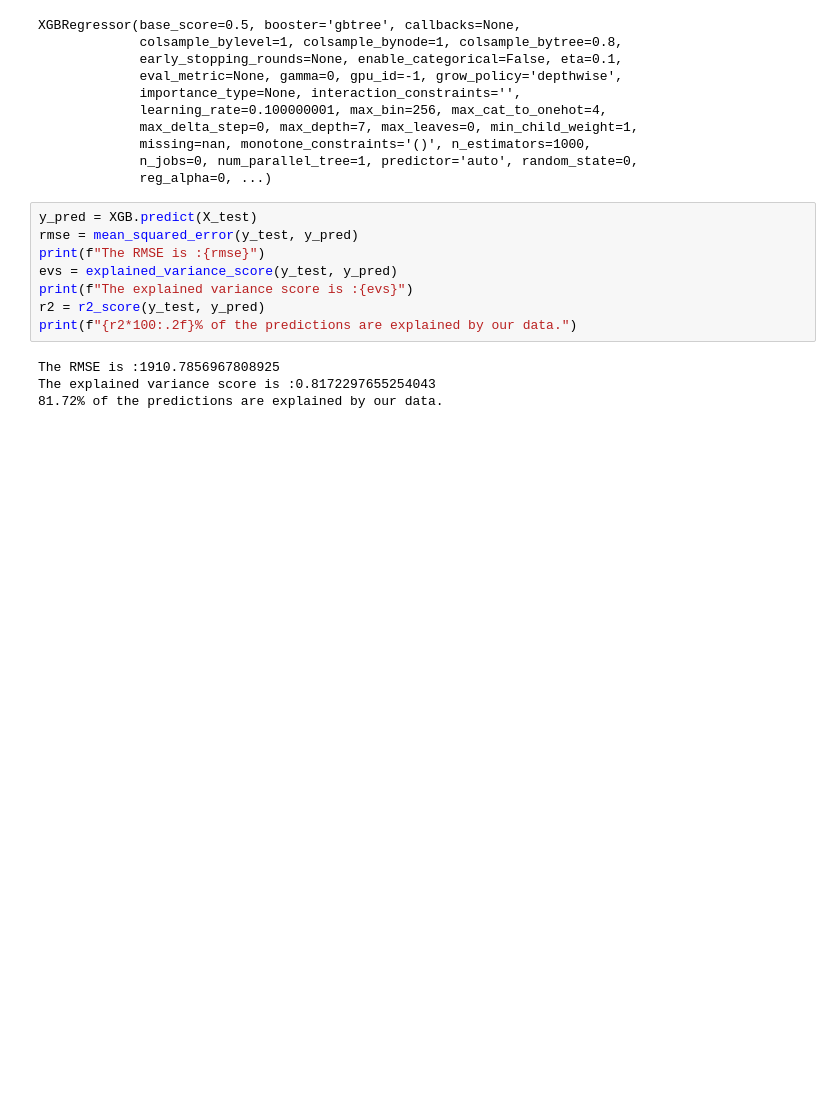
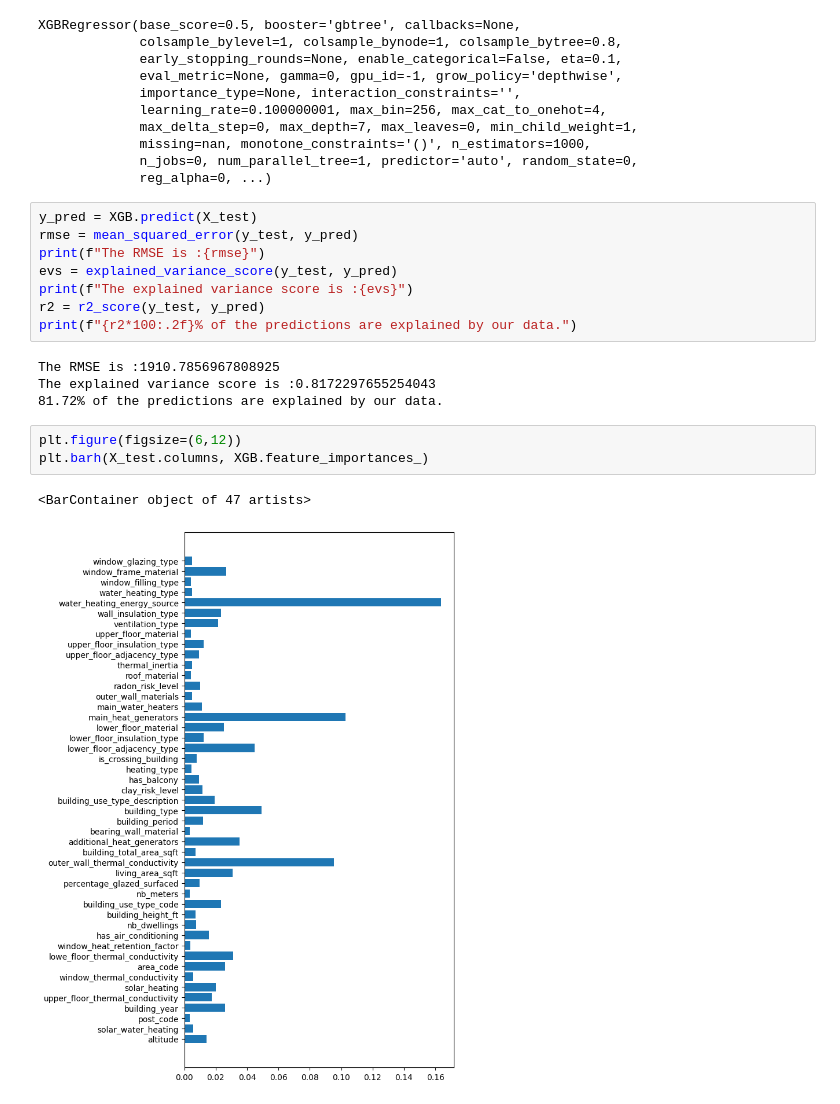
Before and after one commit to FrankFacundo/ComputerScience-Data, a Jupyter notebook: Data/DataScience/StudyCases-Challenge/Hickaton/my_work/challenge.ipynb, the cells around one changed output. Saved outputs shown, nothing was run; the diff lists cells and outputs as text; blank space fills up the shorter version.

```diff
--- a/Data/DataScience/StudyCases-Challenge/Hickaton/my_work/challenge.ipynb
+++ b/Data/DataScience/StudyCases-Challenge/Hickaton/my_work/challenge.ipynb
@@ -553,3 +574,9 @@ print(f"{r2*100:.2f}% of the predictions are explained by our data.")
 The RMSE is :1910.7856967808925
 The explained variance score is :0.8172297655254043
 81.72% of the predictions are explained by our data.
+# %%
+plt.figure(figsize=(6,12))
+plt.barh(X_test.columns, XGB.feature_importances_)
+# %% [output]
+<BarContainer object of 47 artists>
+[figure, added]
```
Also changed, not shown: parts of 7 cells of this notebook.
